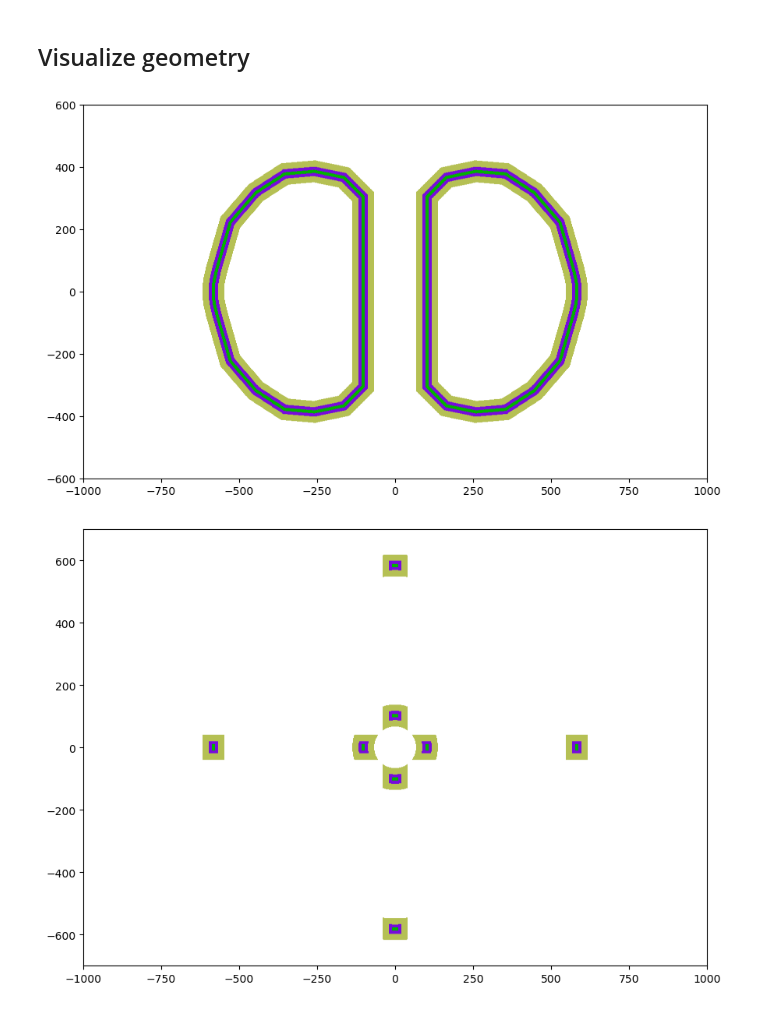
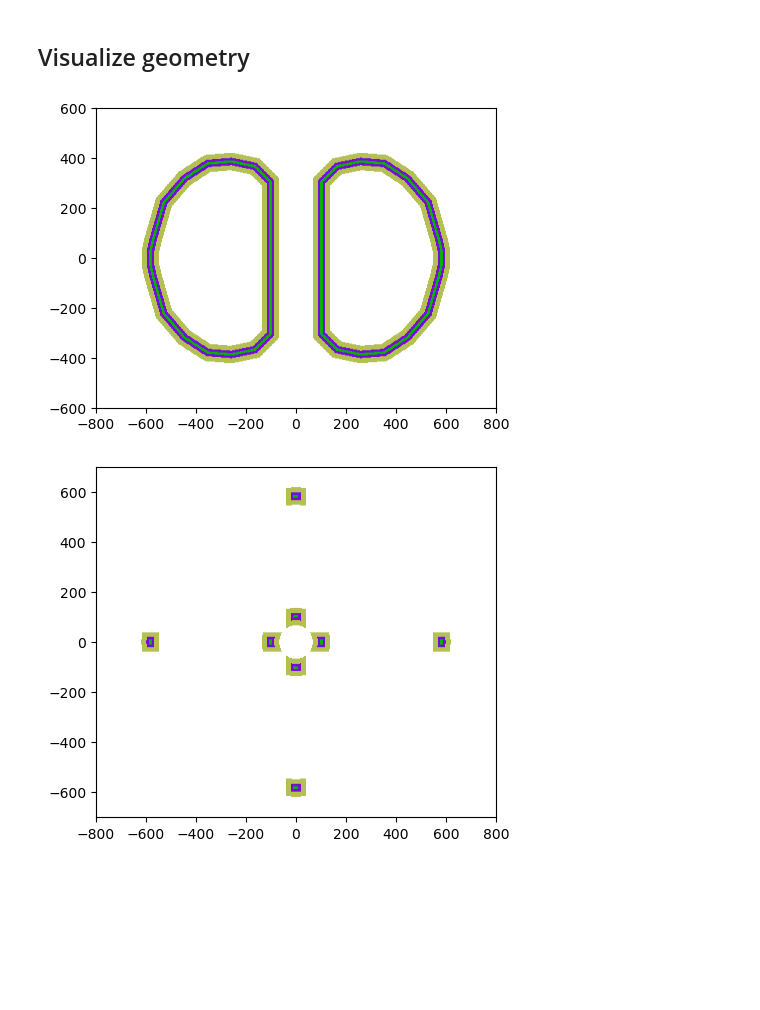
Before and after one commit to SteSeg/tokamak_radiation_environment, a Jupyter notebook: notebooks/make_tfcoils_components.ipynb, the cells around one changed output. Cells and saved outputs as stored; diff of their text form; code cells hidden in the pictures; blank space fills up the shorter version.

```diff
--- a/notebooks/make_tfcoils_components.ipynb
+++ b/notebooks/make_tfcoils_components.ipynb
@@ -145,11 +145,11 @@ geometry = openmc.Geometry(root=root)
 # %%
 universe = openmc.Universe(cells=root)
 
-universe.plot(origin=(0.0, 0.0, 0.0), basis='xz', width=[2000, 1200], pixels=[800, 800], color_by='material')
+universe.plot(origin=(0.0, 0.0, 0.0), basis='xz', width=[1600, 1200], pixels=[400, 400], color_by='material')
 plt.show()
 
-universe.plot(origin=(0.0, 000, 0.0), basis='xy', width=[2000, 1400], pixels=[800, 800], color_by='material')
+universe.plot(origin=(0.0, 000, 0.0), basis='xy', width=[1600, 1400], pixels=[400, 400], color_by='material')
 plt.show()
 # %% [output]
-[figure, old version]
+[figure, new version]
-[figure, old version]
+[figure, new version]
```
Also changed, not shown: 2 other files.
